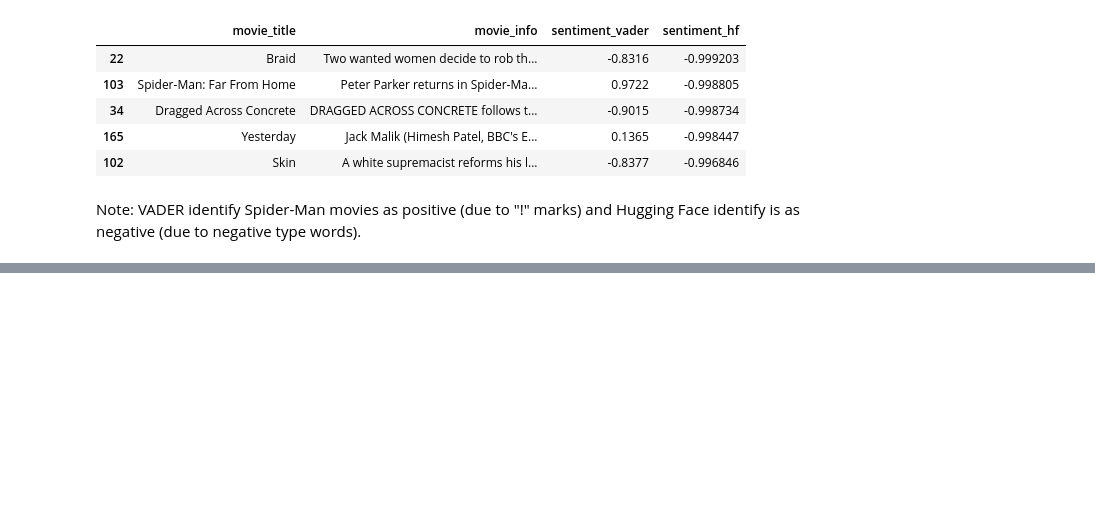
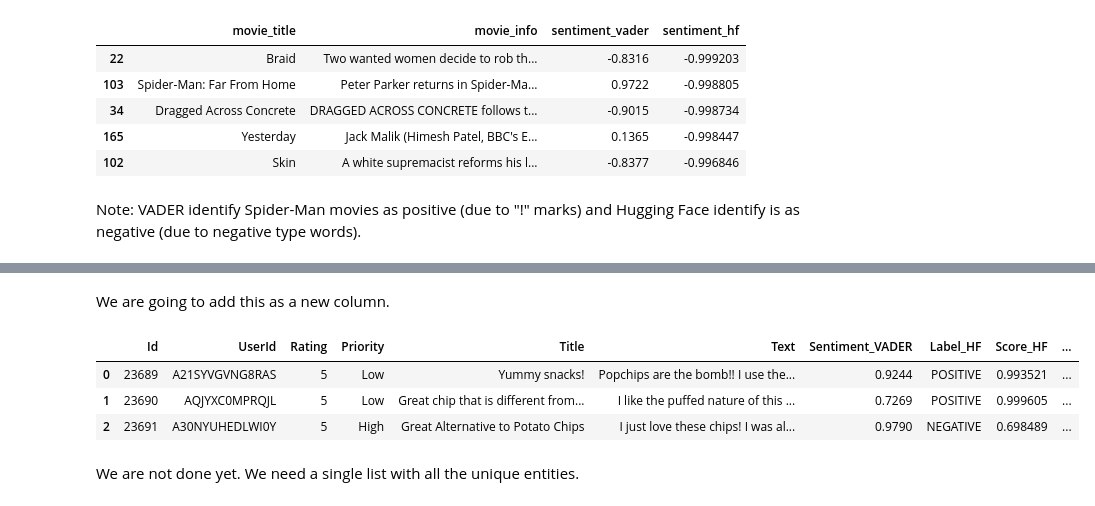
Before and after one commit to sulabola/NLP_in_Python, a Jupyter notebook: Chapter 6 - Transformers with Hugging Face.ipynb, the cells around one changed output, grey strips where cells are left out. Saved outputs shown, nothing was run; the diff lists cells and outputs as text; code cells hidden in the pictures; blank space fills up the shorter version.

```diff
--- a/Chapter 6 - Transformers with Hugging Face.ipynb
+++ b/Chapter 6 - Transformers with Hugging Face.ipynb
@@ -481,0 +543,5 @@ Note: VADER identify Spider-Man movies as positive (due to "!" marks) and Huggin
+# %%
+ner_analyzer = pipeline('ner',
+                       model = 'dbmdz/bert-large-cased-finetuned-conll03-english',
+                       device = -1,
+                       aggregation_strategy = 'SIMPLE')
@@ -481,0 +675,12 @@ Note: VADER identify Spider-Man movies as positive (due to "!" marks) and Huggin
+# %% [markdown]
+We are going to add this as a new column.
+# %%
+df['Named_Entities'] = df['Text'].apply(lambda x: [entity['word'] for entity in ner_analyzer(x)])
+df.head(3)
+# %% [output]
+|  | Id | UserId | Rating | Priority | Title | Text | Sentiment_VADER | Label_HF | Score_HF | ... |
+| 0 | 23689 | A21SYVGVNG8RAS | 5 | Low | Yummy snacks! | Popchips are the bomb!! I use the... | 0.9244 | POSITIVE | 0.993521 | ... |
+| 1 | 23690 | AQJYXC0MPRQJL | 5 | Low | Great chip that is different from... | I like the puffed nature of this ... | 0.7269 | POSITIVE | 0.999605 | ... |
+| 2 | 23691 | A30NYUHEDLWI0Y | 5 | High | Great Alternative to Potato Chips | I just love these chips! I was al... | 0.9790 | NEGATIVE | 0.698489 | ... |
+# %% [markdown]
+We are not done yet. We need a single list with all the unique entities.
```
Also changed, not shown: parts of 40 cells of this notebook.
